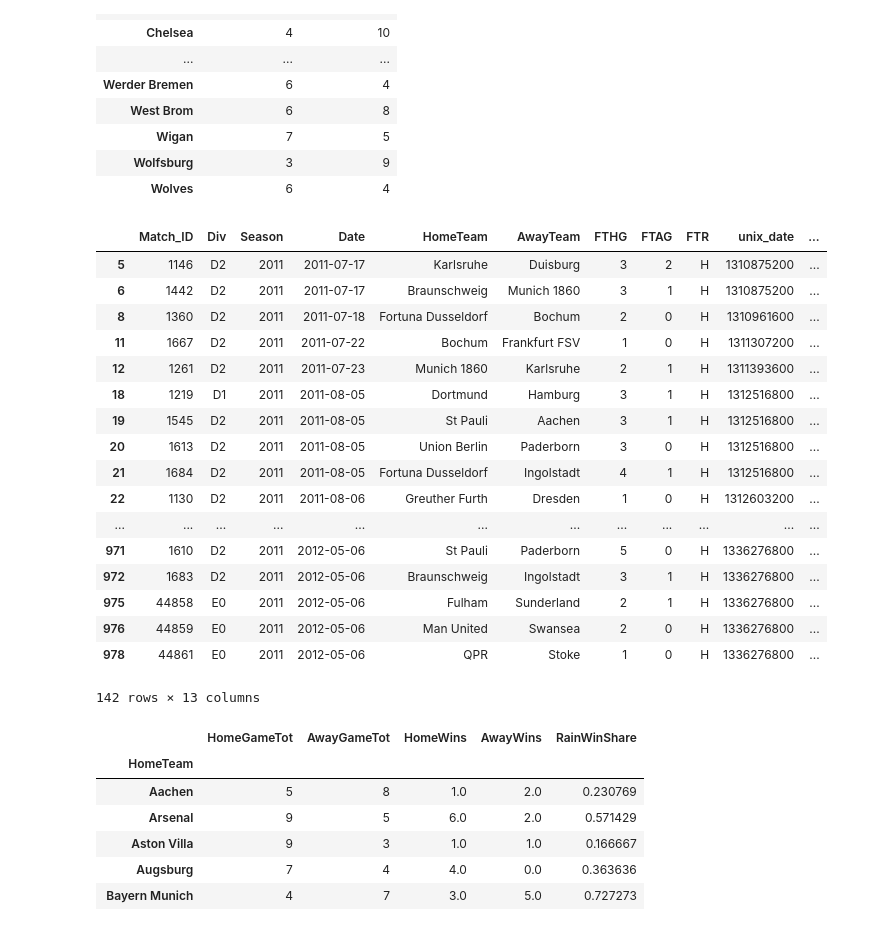
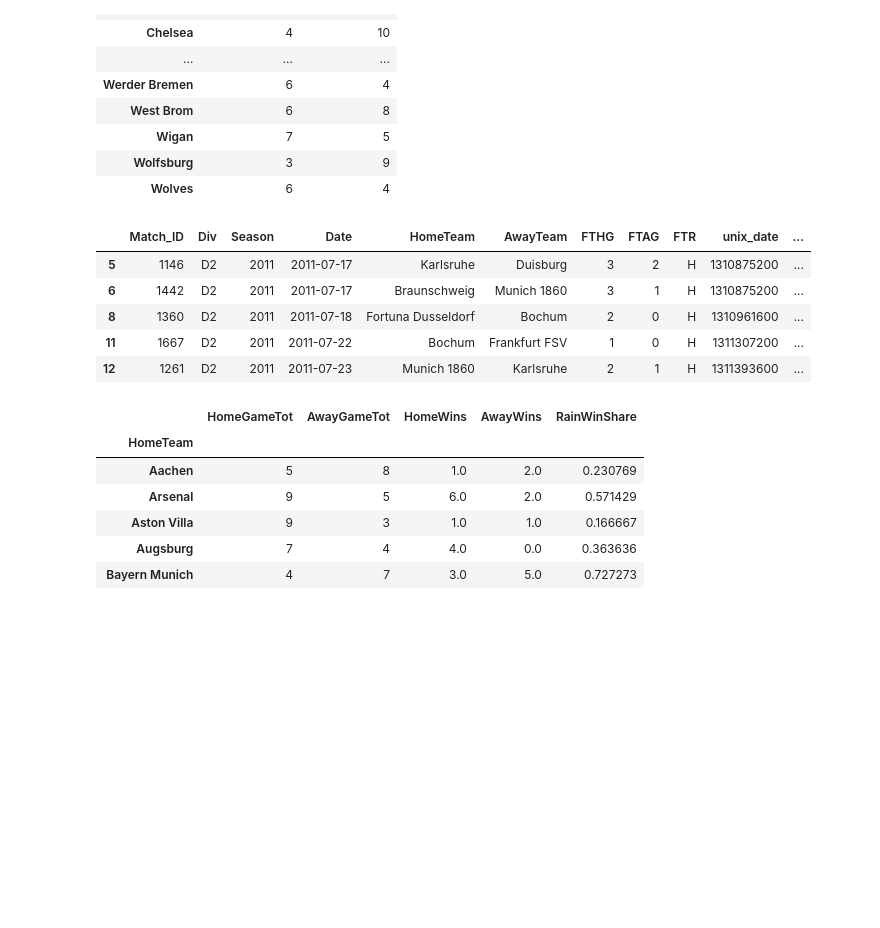
Before and after one commit to phoebetwong/flatiron_mod2proj, a Jupyter notebook: mod2lab_PW_FINAL.ipynb, the cells around one changed output. Drawn from its saved outputs; the diff is of its cells as text; code cells hidden in the pictures; blank space fills up the shorter version.

```diff
--- a/mod2lab_PW_FINAL.ipynb
+++ b/mod2lab_PW_FINAL.ipynb
@@ -714,6 +697,0 @@ len(dfd)
-# %%
-import datetime
-import time
-#mktime assumes local time zone at 12am, germany is 6 hours ahead so it will be same day (6AM german time)
-dfd['unix_date'] = dfd.Date.apply(lambda s: round(time.mktime(datetime.datetime.strptime(s, "%Y-%m-%d").timetuple())))
-dfd.head()
@@ -742,0 +698,4 @@ Name: url, dtype: object
+# %%
+dfdate = pd.DataFrame(dfd.Date.unique())
+# %%
+dfdate.columns = ["Date"]
@@ -788,2 +799,2 @@ dfr.head()
 # %%
-dfdate['Rain']=rain
+dfdate
@@ -926,26 +965,14 @@ dfallah
 # %%
 dfallhw = dfall[(dfall['Rain']>0) & (dfall['FTR']=='H')]
 # %%
-dfallhw
+dfallhw.head()
 # %% [output]
 |  | Match_ID | Div | Season | Date | HomeTeam | AwayTeam | FTHG | FTAG | FTR | unix_date | ... |
 | 5 | 1146 | D2 | 2011 | 2011-07-17 | Karlsruhe | Duisburg | 3 | 2 | H | 1310875200 | ... |
 | 6 | 1442 | D2 | 2011 | 2011-07-17 | Braunschweig | Munich 1860 | 3 | 1 | H | 1310875200 | ... |
 | 8 | 1360 | D2 | 2011 | 2011-07-18 | Fortuna Dusseldorf | Bochum | 2 | 0 | H | 1310961600 | ... |
 | 11 | 1667 | D2 | 2011 | 2011-07-22 | Bochum | Frankfurt FSV | 1 | 0 | H | 1311307200 | ... |
 | 12 | 1261 | D2 | 2011 | 2011-07-23 | Munich 1860 | Karlsruhe | 2 | 1 | H | 1311393600 | ... |
-| 18 | 1219 | D1 | 2011 | 2011-08-05 | Dortmund | Hamburg | 3 | 1 | H | 1312516800 | ... |
-| 19 | 1545 | D2 | 2011 | 2011-08-05 | St Pauli | Aachen | 3 | 1 | H | 1312516800 | ... |
-| 20 | 1613 | D2 | 2011 | 2011-08-05 | Union Berlin | Paderborn | 3 | 0 | H | 1312516800 | ... |
-| 21 | 1684 | D2 | 2011 | 2011-08-05 | Fortuna Dusseldorf | Ingolstadt | 4 | 1 | H | 1312516800 | ... |
-| 22 | 1130 | D2 | 2011 | 2011-08-06 | Greuther Furth | Dresden | 1 | 0 | H | 1312603200 | ... |
-| ... | ... | ... | ... | ... | ... | ... | ... | ... | ... | ... | ... |
-| 971 | 1610 | D2 | 2011 | 2012-05-06 | St Pauli | Paderborn | 5 | 0 | H | 1336276800 | ... |
-| 972 | 1683 | D2 | 2011 | 2012-05-06 | Braunschweig | Ingolstadt | 3 | 1 | H | 1336276800 | ... |
-| 975 | 44858 | E0 | 2011 | 2012-05-06 | Fulham | Sunderland | 2 | 1 | H | 1336276800 | ... |
-| 976 | 44859 | E0 | 2011 | 2012-05-06 | Man United | Swansea | 2 | 0 | H | 1336276800 | ... |
-| 978 | 44861 | E0 | 2011 | 2012-05-06 | QPR | Stoke | 1 | 0 | H | 1336276800 | ... |
-142 rows × 13 columns
 # %%
 dfallaw = dfall[(dfall['Rain']>0) & (dfall['FTR']=='A')]
 # %%
```
Also changed, not shown: parts of 26 cells of this notebook, 1 other file.
